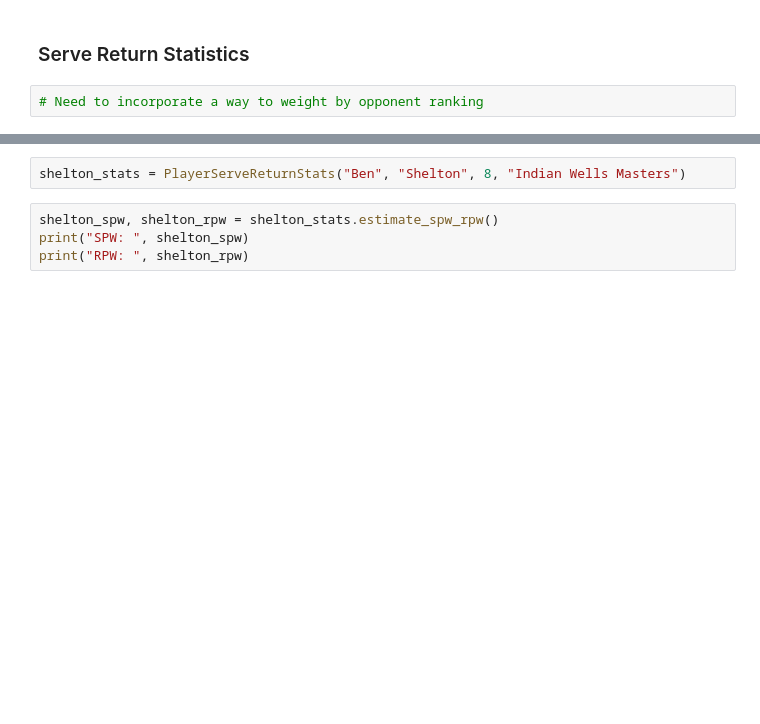
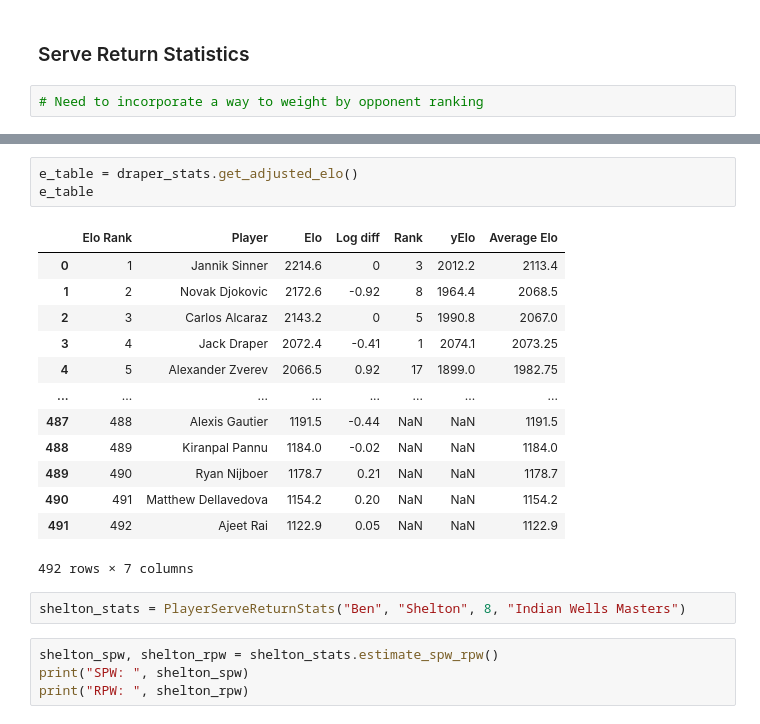
Before and after one commit to ge-a/tennis_model, a Jupyter notebook: experiments.ipynb, the cells around one changed output, grey strips where cells are left out. Drawn from its saved outputs; the diff is of its cells as text; blank space fills up the shorter version.

```diff
--- a/experiments.ipynb
+++ b/experiments.ipynb
@@ -863,3 +897,20 @@ draper_stats.gather_from_match_date(pd.to_datetime("2022-06-27"))
+# %%
+e_table = draper_stats.get_adjusted_elo()
+e_table
+# %% [output]
+|  | Elo Rank | Player | Elo | Log diff | Rank | yElo | Average Elo |
+| 0 | 1 | Jannik Sinner | 2214.6 | 0 | 3 | 2012.2 | 2113.4 |
+| 1 | 2 | Novak Djokovic | 2172.6 | -0.92 | 8 | 1964.4 | 2068.5 |
+| 2 | 3 | Carlos Alcaraz | 2143.2 | 0 | 5 | 1990.8 | 2067.0 |
+| 3 | 4 | Jack Draper | 2072.4 | -0.41 | 1 | 2074.1 | 2073.25 |
+| 4 | 5 | Alexander Zverev | 2066.5 | 0.92 | 17 | 1899.0 | 1982.75 |
+| ... | ... | ... | ... | ... | ... | ... | ... |
+| 487 | 488 | Alexis Gautier | 1191.5 | -0.44 | NaN | NaN | 1191.5 |
+| 488 | 489 | Kiranpal Pannu | 1184.0 | -0.02 | NaN | NaN | 1184.0 |
+| 489 | 490 | Ryan Nijboer | 1178.7 | 0.21 | NaN | NaN | 1178.7 |
+| 490 | 491 | Matthew Dellavedova | 1154.2 | 0.20 | NaN | NaN | 1154.2 |
+| 491 | 492 | Ajeet Rai | 1122.9 | 0.05 | NaN | NaN | 1122.9 |
+492 rows × 7 columns
 # %%
 shelton_stats = PlayerServeReturnStats("Ben", "Shelton", 8, "Indian Wells Masters")
 # %%
```
Also changed, not shown: parts of 11 cells of this notebook.
